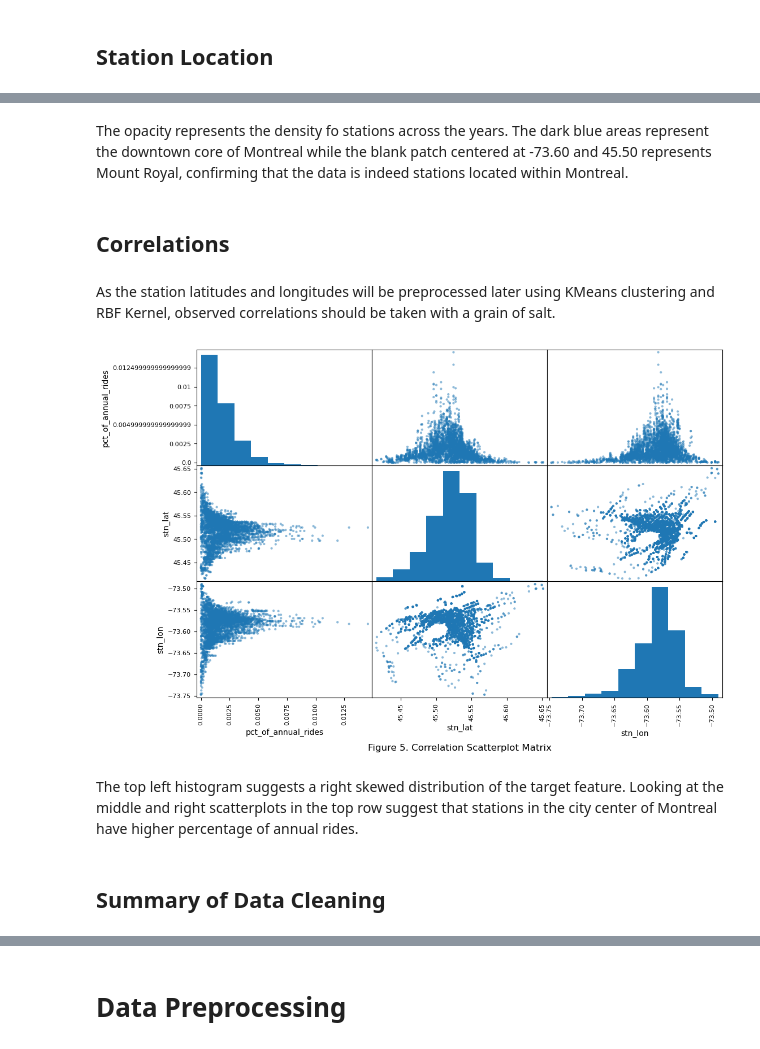
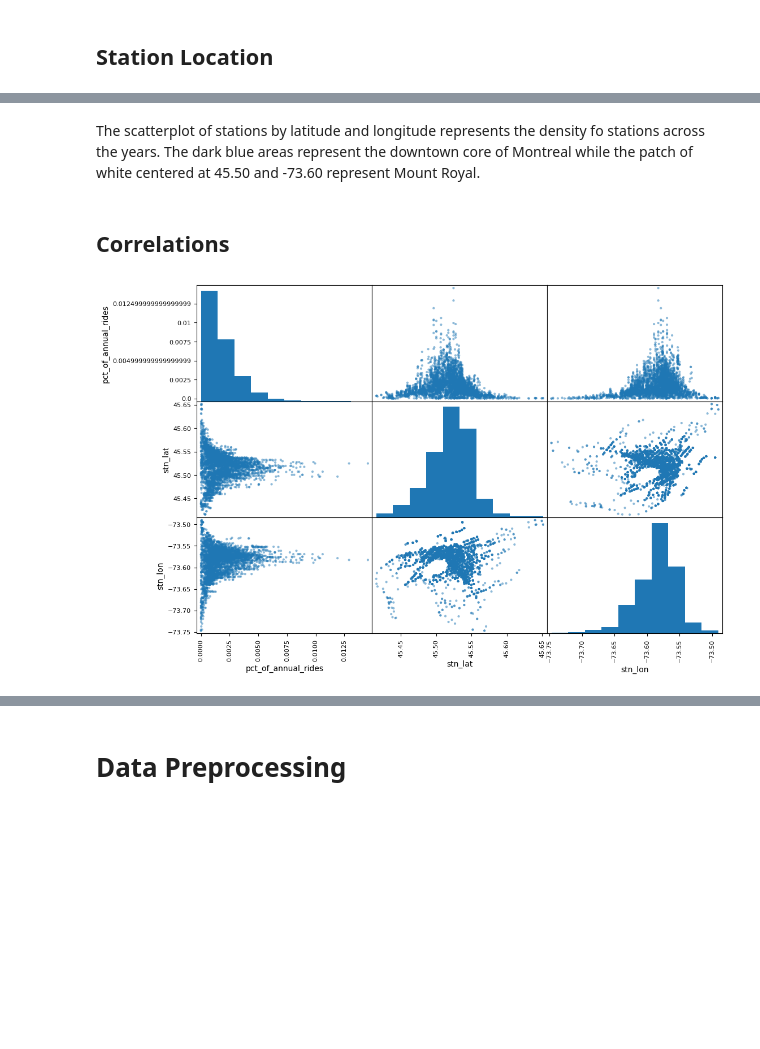
Before and after one commit to andrewyewcy/velocipede, a Jupyter notebook: 21_notebooks/030_modelling_with_location.ipynb, the cells around one changed output, grey strips where cells are left out. Drawn from its saved outputs; the diff is of its cells as text; code cells hidden in the pictures; blank space fills up the shorter version.

```diff
--- a/21_notebooks/030_modelling_with_location.ipynb
+++ b/21_notebooks/030_modelling_with_location.ipynb
@@ -213,0 +141,2 @@ df.to_csv(f"../12_processed_data/{time.strftime('%Y%m%d-%H%M')}_rides_per_statio
+# %%
+df = pd.read_csv("../12_processed_data/20231003-1926_rides_per_station_per_year.csv", index_col = 0)
@@ -429,20 +339,10 @@ plt.show()
 # %% [markdown]
-The opacity represents the density fo stations across the years. The dark blue areas represent the downtown core of Montreal while the blank patch centered at -73.60 and 45.50 represents Mount Royal, confirming that the data is indeed stations located within Montreal.
+The scatterplot of stations by latitude and longitude represents the density fo stations across the years. The dark blue areas represent the downtown core of Montreal while the patch of white centered at 45.50 and -73.60 represent Mount Royal.
 # %% [markdown]
 ## Correlations
-# %% [markdown]
-As the station latitudes and longitudes will be preprocessed later using KMeans clustering and RBF Kernel, observed correlations should be taken with a grain of salt.
 # %%
-# Define columns for correlation checking
 cols = ["pct_of_annual_rides","stn_lat","stn_lon"]
-
-# Plot a scatterplot matrix for defined columns
 scatter_matrix(df[cols],figsize = (12,8))
-plt.title("Figure 5. Correlation Scatterplot Matrix", x = -0.5, y = -0.50)
 plt.show()
 # %% [output]
-[figure, old version]
+[figure, new version]
-# %% [markdown]
-The top left histogram suggests a right skewed distribution of the target feature. Looking at the middle and right scatterplots in the top row suggest that stations in the city center of Montreal have higher percentage of annual rides.
-# %% [markdown]
-## Summary of Data Cleaning
```
Also changed, not shown: parts of 123 cells of this notebook, 27 other files.
